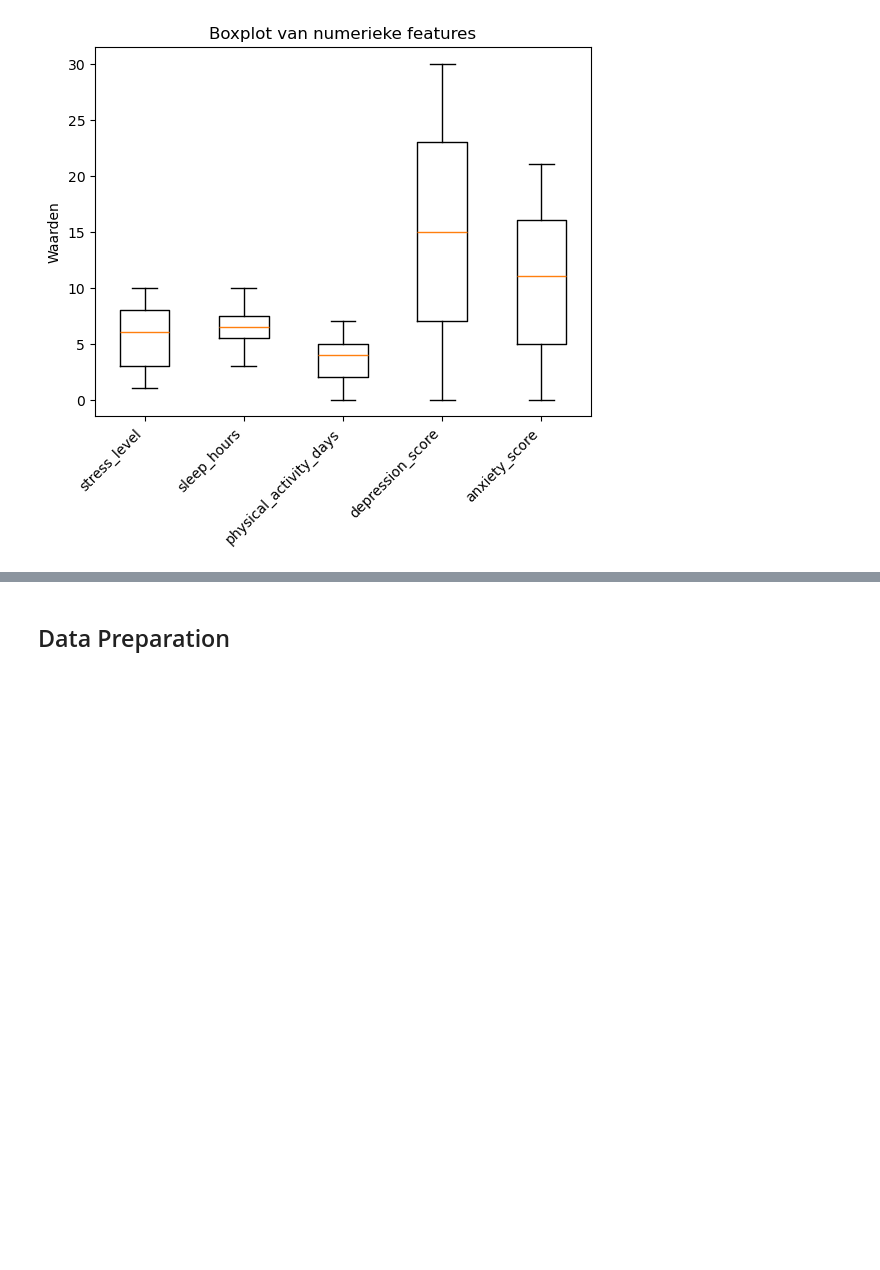
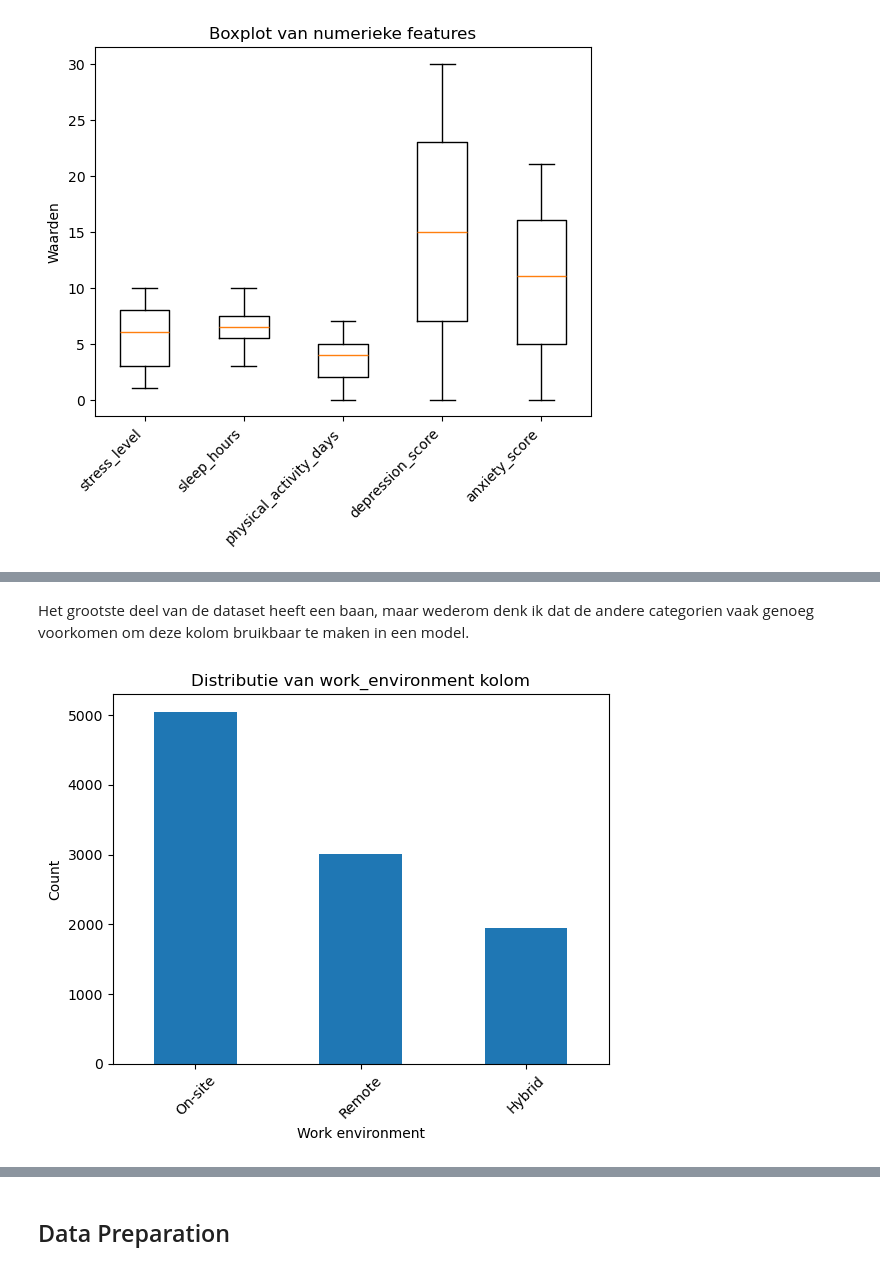
Before and after one commit to GitMathijs/S3_AI_lesmateriaal, a Jupyter notebook: Casus/casus.ipynb, the cells around one changed output, grey strips where cells are left out. Saved outputs shown, nothing was run; the diff lists cells and outputs as text; code cells hidden in the pictures; blank space fills up the shorter version.

```diff
--- a/Casus/casus.ipynb
+++ b/Casus/casus.ipynb
@@ -130,0 +153,11 @@ Het lijkt erop dat we een best wel schone dataset gekregen hebben, omdat de spre
+# %% [markdown]
+Het grootste deel van de dataset heeft een baan, maar wederom denk ik dat de andere categorien vaak genoeg voorkomen om deze kolom bruikbaar te maken in een model.
+# %%
+data["work_environment"].value_counts().plot(kind="bar")
+plt.title("Distributie van work_environment kolom")
+plt.xlabel("Work environment")
+plt.ylabel("Count")
+plt.xticks(rotation=45)
+plt.show()
+# %% [output]
+[figure, added]
```
Also changed, not shown: parts of 13 cells of this notebook.
